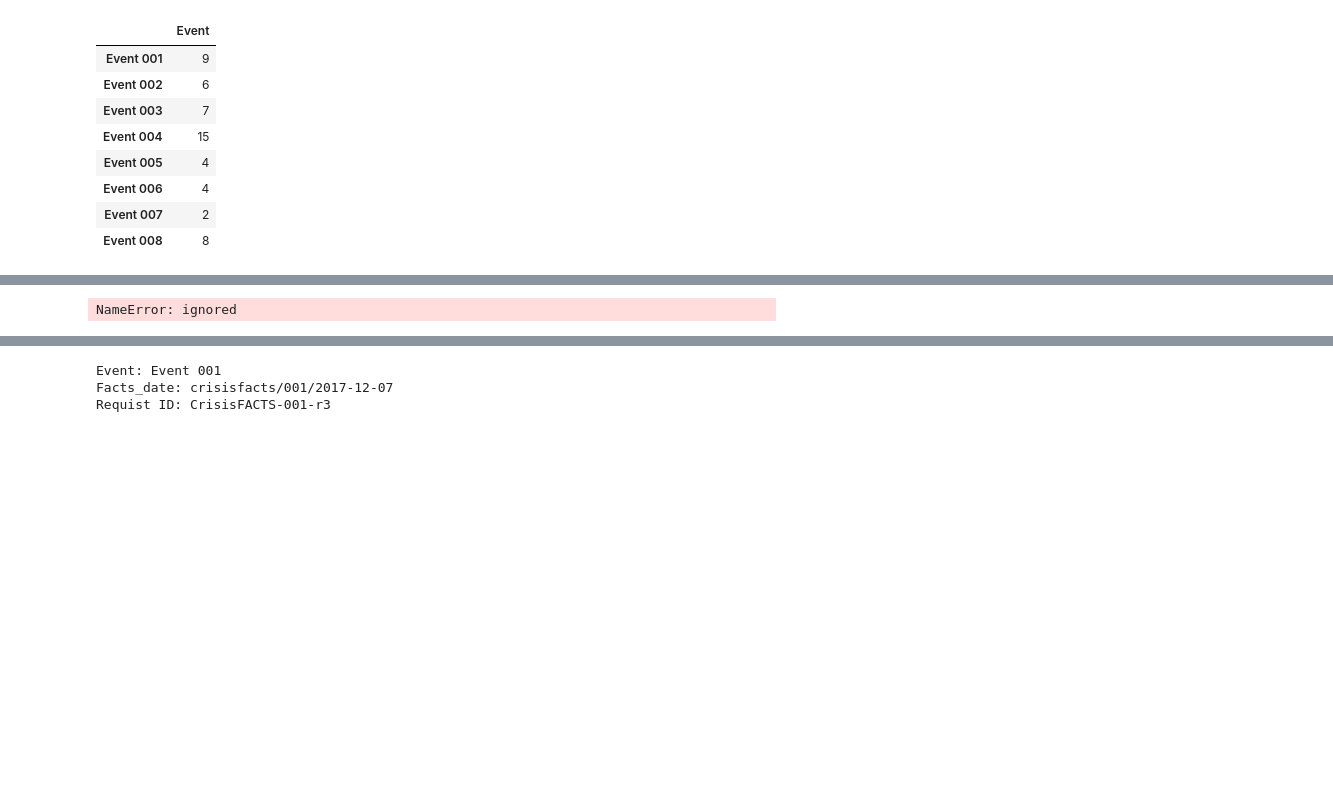
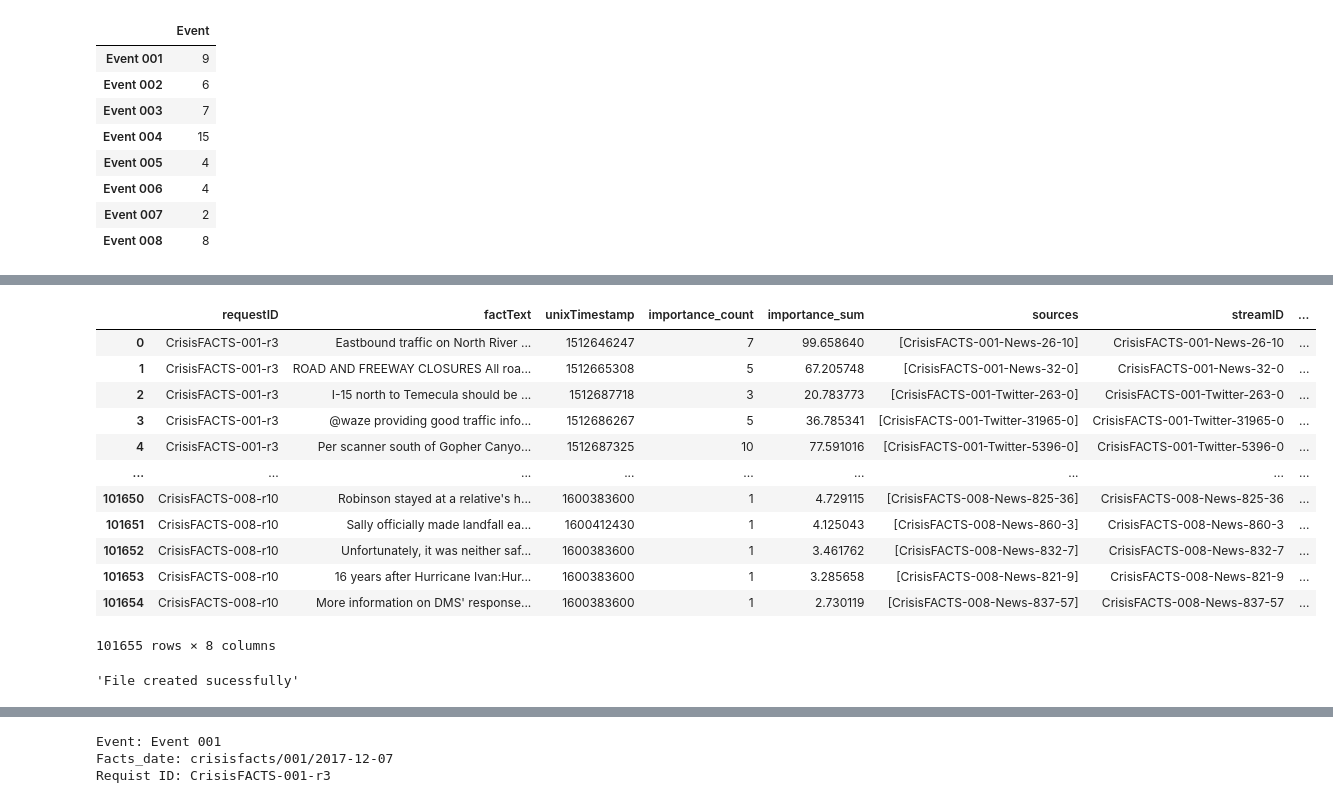
Before and after one commit to sush104/Crisis_Event_Ranking_and_Summarization, a Jupyter notebook: CrisisFACTs_Sushant.ipynb, the cells around one changed output, grey strips where cells are left out. Drawn from its saved outputs; the diff is of its cells as text; code cells hidden in the pictures; blank space fills up the shorter version.

```diff
--- a/CrisisFACTs_Sushant.ipynb
+++ b/CrisisFACTs_Sushant.ipynb
@@ -440,8 +400,8 @@ for eventId,dailyInfo in eventsMeta.items():
                 'requestID' : requestID,
                 'factText' : fact["text"],
                 'unixTimestamp' : fact["unix_timestamp"],
-                "importance_count" : len(value),
-                "importance_sum" : np.sum(value),
+                # "importance_count" : len(value),
+                "importance" : np.sum(value)/100,
                 "sources" : [key],
                 "streamID" : key,
                 "informationNeeds" : event_queries[key]
@@ -464,0 +467,16 @@ output = pd.DataFrame(rows)
+# %%
+output
+# %% [output]
+|  | requestID | factText | unixTimestamp | importance_count | importance_sum | sources | streamID | ... |
+| 0 | CrisisFACTS-001-r3 | Eastbound traffic on North River ... | 1512646247 | 7 | 99.658640 | [CrisisFACTS-001-News-26-10] | CrisisFACTS-001-News-26-10 | ... |
+| 1 | CrisisFACTS-001-r3 | ROAD AND FREEWAY CLOSURES All roa... | 1512665308 | 5 | 67.205748 | [CrisisFACTS-001-News-32-0] | CrisisFACTS-001-News-32-0 | ... |
+| 2 | CrisisFACTS-001-r3 | I-15 north to Temecula should be ... | 1512687718 | 3 | 20.783773 | [CrisisFACTS-001-Twitter-263-0] | CrisisFACTS-001-Twitter-263-0 | ... |
+| 3 | CrisisFACTS-001-r3 | @waze providing good traffic info... | 1512686267 | 5 | 36.785341 | [CrisisFACTS-001-Twitter-31965-0] | CrisisFACTS-001-Twitter-31965-0 | ... |
+| 4 | CrisisFACTS-001-r3 | Per scanner south of Gopher Canyo... | 1512687325 | 10 | 77.591016 | [CrisisFACTS-001-Twitter-5396-0] | CrisisFACTS-001-Twitter-5396-0 | ... |
+| ... | ... | ... | ... | ... | ... | ... | ... | ... |
+| 101650 | CrisisFACTS-008-r10 | Robinson stayed at a relative's h... | 1600383600 | 1 | 4.729115 | [CrisisFACTS-008-News-825-36] | CrisisFACTS-008-News-825-36 | ... |
+| 101651 | CrisisFACTS-008-r10 | Sally officially made landfall ea... | 1600412430 | 1 | 4.125043 | [CrisisFACTS-008-News-860-3] | CrisisFACTS-008-News-860-3 | ... |
+| 101652 | CrisisFACTS-008-r10 | Unfortunately, it was neither saf... | 1600383600 | 1 | 3.461762 | [CrisisFACTS-008-News-832-7] | CrisisFACTS-008-News-832-7 | ... |
+| 101653 | CrisisFACTS-008-r10 | 16 years after Hurricane Ivan:Hur... | 1600383600 | 1 | 3.285658 | [CrisisFACTS-008-News-821-9] | CrisisFACTS-008-News-821-9 | ... |
+| 101654 | CrisisFACTS-008-r10 | More information on DMS' response... | 1600383600 | 1 | 2.730119 | [CrisisFACTS-008-News-837-57] | CrisisFACTS-008-News-837-57 | ... |
+101655 rows × 8 columns
@@ -465,11 +492,8 @@ output = pd.DataFrame(rows)
 # %%
-output\
-    .drop(columns=["importance_sum"])\
-    .rename(columns={"importance_count": "importance"})\
-    .to_json("./submission_v1.json", orient="records")
-# output\
+# def JSONFileCreation(outputDF):
+#   outputDF\
 #     .drop(columns=["importance_count"])\
 #     .rename(columns={"importance_sum": "importance"})\
-#     .to_json("./submission_v2.json", orient="records")
+#     .to_json("./submission_by_importance.json", orient="records")
+
+#   return "File created sucessfully"
-# %% [output]
-NameError: ignored
@@ -475,0 +507,4 @@ NameError: ignored
+# %%
+JSONFileCreation(thOutput)
+# %% [output]
+'File created sucessfully'
```
Also changed, not shown: parts of 49 cells of this notebook.
